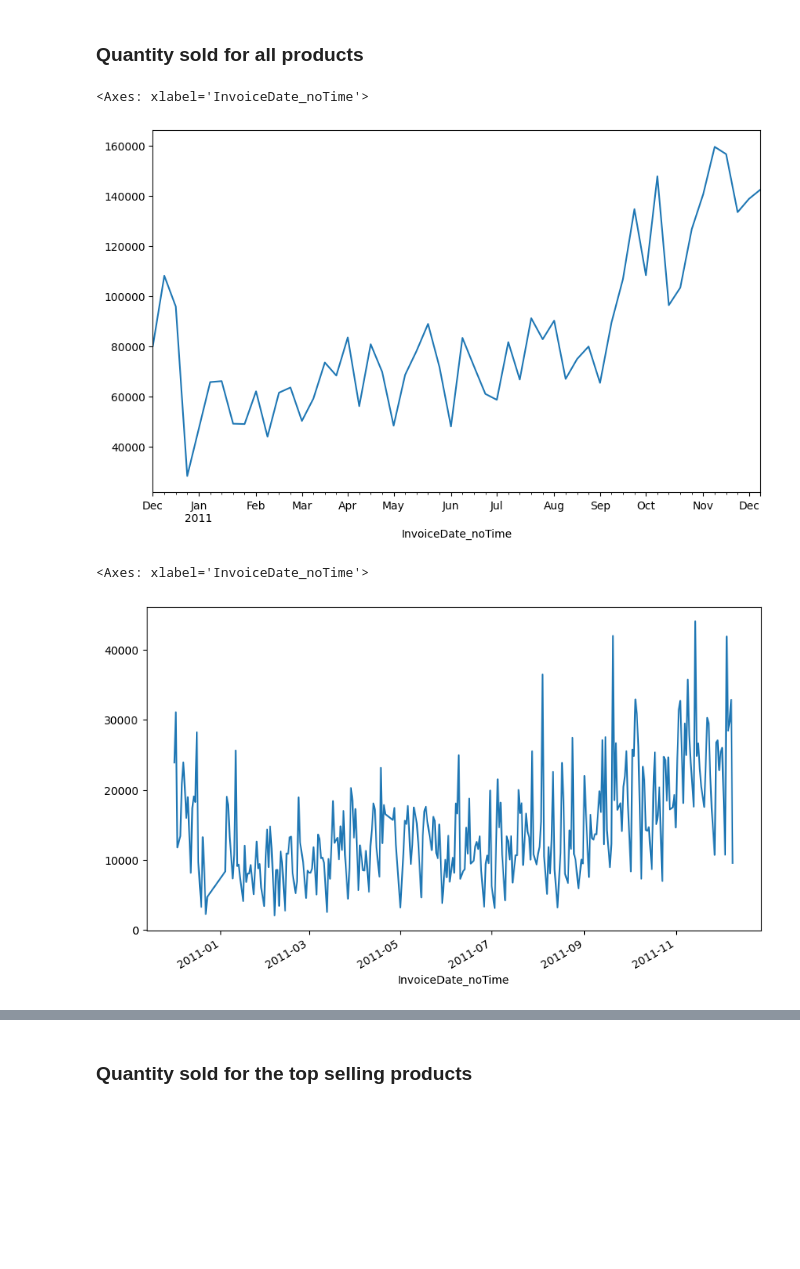
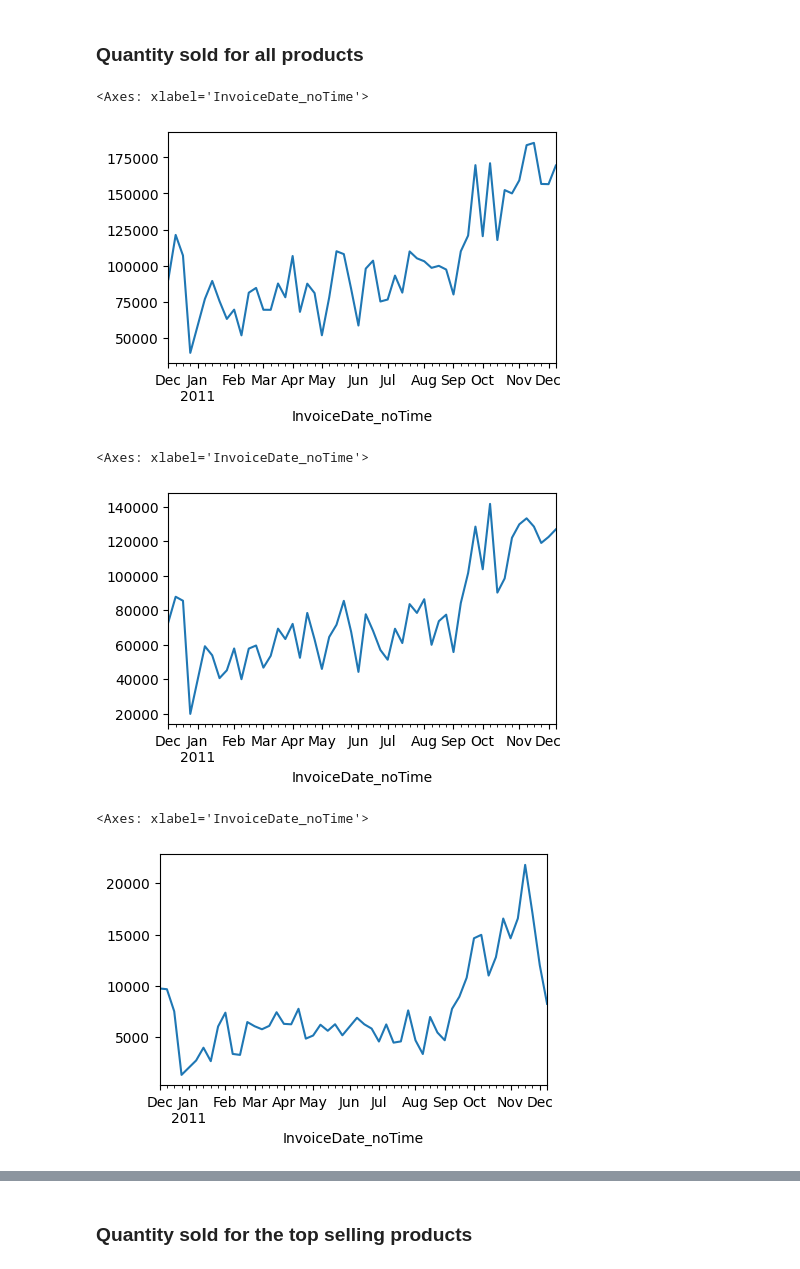
Before and after one commit to dimitsagk/ClientClustering_InventoryForecast, a Jupyter notebook: notebooks/04_InventoryForecast_ML-notebook.ipynb, the cells around one changed output, grey strips where cells are left out. Drawn from its saved outputs; the diff is of its cells as text; code cells hidden in the pictures; blank space fills up the shorter version.

Commit message:
First prophet model - not goog performance

```diff
--- a/notebooks/04_InventoryForecast_ML-notebook.ipynb
+++ b/notebooks/04_InventoryForecast_ML-notebook.ipynb
@@ -22,0 +36,13 @@ df = pd.read_csv(file_path, dtype={'CustomerID': 'Int64'}, parse_dates=['Invoice
+# %%
+# Importing two datasets, to be able to compare performance
+# onecleaned dataset from my first notebook, and one filtered with clusters from the notebook 03_ML_clustering
+# the filters on the second are: nnly actual products (good), only UK, dropping NaN customerID
+file_path1 = '../data/data_cleaned.csv'
+file_path2 = '../data/data_filtered_with_clusters.csv'
+
+df = pd.read_csv(file_path1, dtype={'InvoiceNo': 'O','StockCode': 'O','Description': 'O',
+                                   'Quantity': 'int64','UnitPrice': 'float64',
+                                   'CustomerID': 'Int64','Country': 'O'}, parse_dates=['InvoiceDate'])
+df_fltrd = pd.read_csv(file_path2, dtype={'InvoiceNo': 'O','StockCode': 'O','Description': 'O',
+                                   'Quantity': 'int64','UnitPrice': 'float64',
+                                   'CustomerID': 'Int64','Country': 'O'}, parse_dates=['InvoiceDate'])
@@ -92,0 +76,7 @@ sns.boxplot(data = df['Quantity'], color="lightblue") # there are outliers
+# %%
+# scaling within a range, updating the Quantity and accordingly the TotalPrice
+df.loc[df.InvoiceNo.isin(['581483','541431']),'Quantity'] = df.Quantity.sort_values(ascending=False).values[2]
+df.loc[df.InvoiceNo.isin(['581483','541431']),'TotalPrice'] = df.Quantity * df.UnitPrice
+
+df_fltrd.loc[df_fltrd.InvoiceNo.isin(['581483','541431']),'Quantity'] = df_fltrd.Quantity.sort_values(ascending=False).values[2]
+df_fltrd.loc[df_fltrd.InvoiceNo.isin(['581483','541431']),'TotalPrice'] = df_fltrd.Quantity * df_fltrd.UnitPrice
@@ -93,2 +87,17 @@ sns.boxplot(data = df['Quantity'], color="lightblue") # there are outliers
+# %%
+# New date column without time
+df['InvoiceDate_noTime'] = df.InvoiceDate.dt.normalize()
+df_fltrd['InvoiceDate_noTime'] = df_fltrd.InvoiceDate.dt.normalize()
+
+# New columns for year/month/day
+#cust_test[['Year','Month','Day']] = cust_test.InvoiceDate.dt.strftime('%Y-%m-%d').str.split('-', n=3, expand=True)
+
+# Defining if it is weekday or weekend
+#cust_test['Weekend'] = (cust_test['InvoiceDate'].dt.dayofweek > 4).astype(int)
+
+# Finding holidays in UK
+# Currently all are False, cause in the date of holidays the online store was possibly closed
+#uk_holidays = holidays.UnitedKingdom()
+#df['Holidays'] = df['InvoiceDate_noTime'].isin(uk_holidays).astype(int)
 # %% [markdown]
 ### Removing features that will not be used
@@ -130,13 +148,18 @@ df['TotalPrice'] = df.Quantity * df.UnitPrice
 ### Quantity sold for all products
 # %%
 # per week
-df.groupby(df['InvoiceDate_noTime'].dt.to_period('W'))['Quantity'].sum().plot(figsize=(10, 6))
+df.groupby(df['InvoiceDate_noTime'].dt.to_period('W'))['Quantity'].sum().plot(figsize=(5, 3))
 # %% [output]
 <Axes: xlabel='InvoiceDate_noTime'>
-[figure, old version]
+[figure, new version]
 # %%
-# per day
-df.groupby('InvoiceDate_noTime')['Quantity'].sum().plot(figsize=(10, 6))
+# per week
+df_fltrd.groupby(df_fltrd['InvoiceDate_noTime'].dt.to_period('W'))['Quantity'].sum().plot(figsize=(5, 3))
 # %% [output]
 <Axes: xlabel='InvoiceDate_noTime'>
-[figure, old version]
+[figure, new version]
+# %%
+df_fltrd_0.groupby(df_fltrd_0['InvoiceDate_noTime'].dt.to_period('W'))['Quantity'].sum().plot(figsize=(5, 3))
+# %% [output]
+<Axes: xlabel='InvoiceDate_noTime'>
+[figure, added]
```
Also changed, not shown: parts of 75 cells of this notebook.
